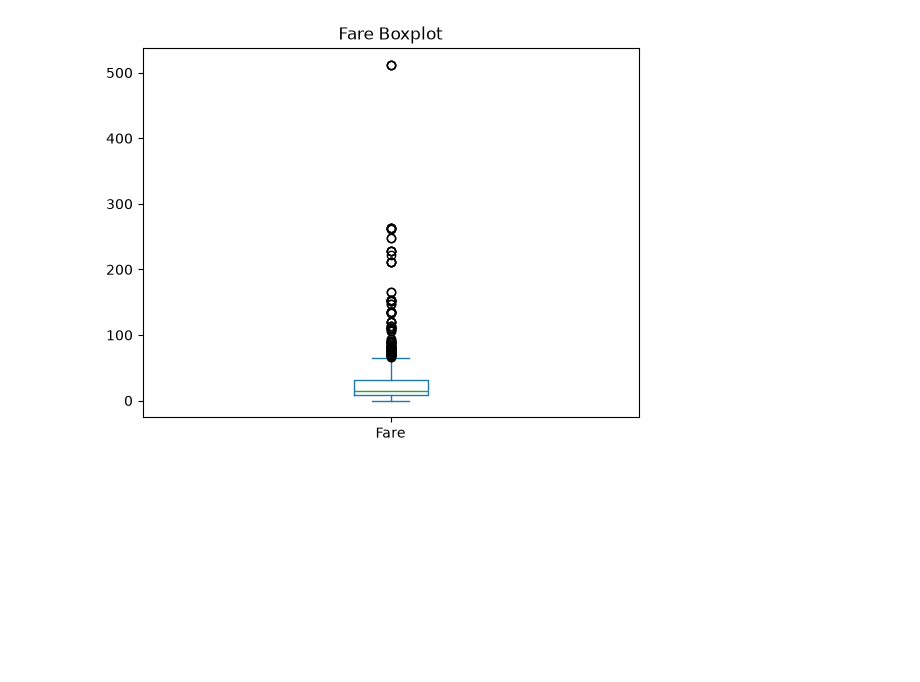
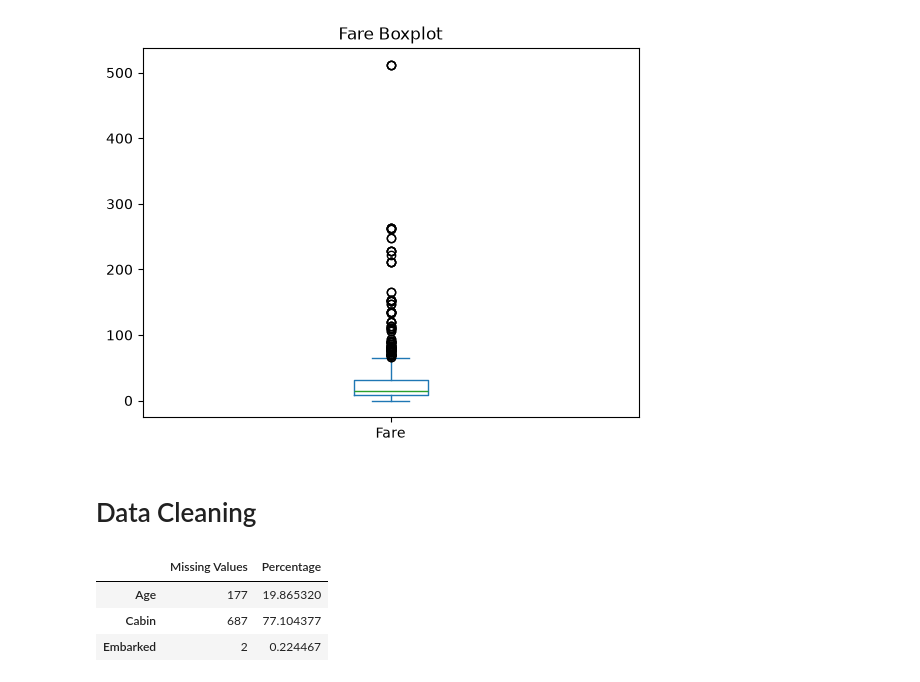
Before and after one commit to Omiiii04/Kaggle---Titanic---Machine-Learning-from-Disaster, a Jupyter notebook: Notebook.ipynb, the cells around one changed output. Cells and saved outputs as stored; diff of their text form; code cells hidden in the pictures; blank space fills up the shorter version.

Commit message:
Data Cleaning

```diff
--- a/Notebook.ipynb
+++ b/Notebook.ipynb
@@ -423,3 +425,20 @@ plt.title("Fare Boxplot")
 plt.show()
 # %% [output]
 [figure]
+# %% [markdown]
+# Data Cleaning
+# %%
+missing = df.isnull().sum()
+missing_percentage = (missing / len(df)) * 100
+
+missing_data = pd.DataFrame({
+    "Missing Values": missing,
+    "Percentage": missing_percentage
+})
+
+missing_data[missing_data["Missing Values"] > 0]
+# %% [output]
+|  | Missing Values | Percentage |
+| Age | 177 | 19.865320 |
+| Cabin | 687 | 77.104377 |
+| Embarked | 2 | 0.224467 |
```
Also changed, not shown: parts of 3 cells of this notebook.
